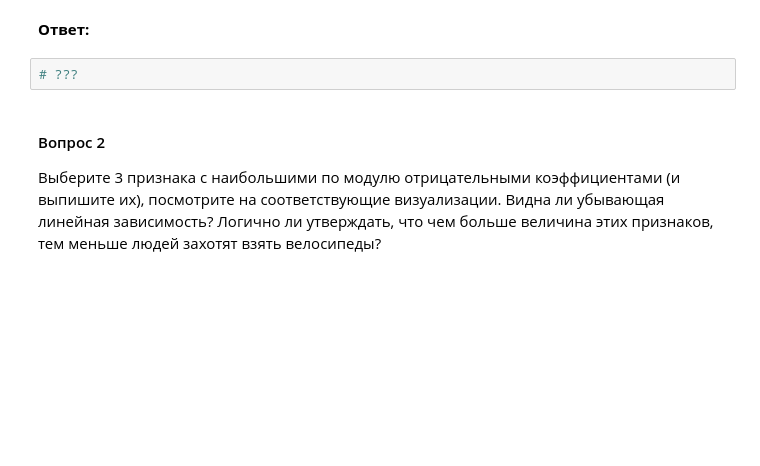
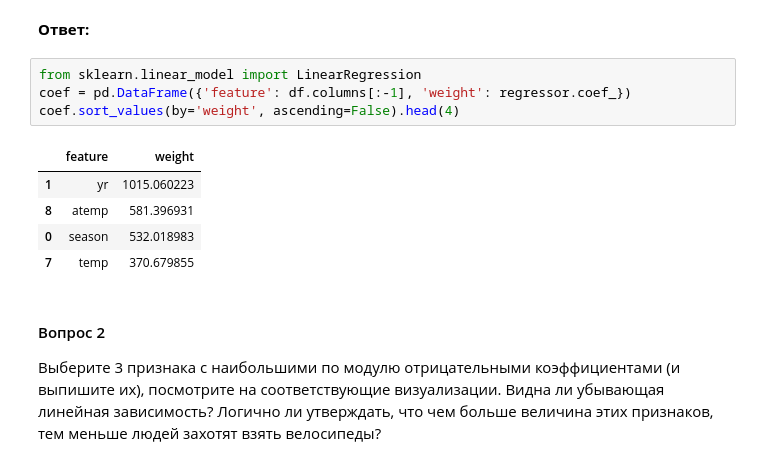
Before and after one commit to Kostiantyn-Liapkalo/linear_model_retraining, a Jupyter notebook: hw_4.ipynb, the cells around one changed output. Saved outputs shown, nothing was run; the diff lists cells and outputs as text; blank space fills up the shorter version.

```diff
--- a/hw_4.ipynb
+++ b/hw_4.ipynb
@@ -396,8 +424,16 @@ Alpha = 1, MSE = 745668.605961
 В последней обученной модели выберите 4 признака с наибольшими (положительными) коэфициентами (и выпишите их), посмотрите на визуализации зависимостей `cnt` от этих признаков, которые мы рисовали в блоке "Знакомство с данными". Видна ли возрастающая линейная зависимость `cnt` от этих признаков по графикам? Логично ли утверждать (из здравого смысла), что чем больше значение этих признаков, тем больше людей захотят взять велосипеды?
 # %% [markdown]
 __Ответ:__
-# %%
-# ???
+# %%
+from sklearn.linear_model import LinearRegression
+coef = pd.DataFrame({'feature': df.columns[:-1], 'weight': regressor.coef_})
+coef.sort_values(by='weight', ascending=False).head(4)
+# %% [output]
+|  | feature | weight |
+| 1 | yr | 1015.060223 |
+| 8 | atemp | 581.396931 |
+| 0 | season | 532.018983 |
+| 7 | temp | 370.679855 |
 # %% [markdown]
 #### Вопрос 2
 
```
Also changed, not shown: parts of 9 cells of this notebook.
